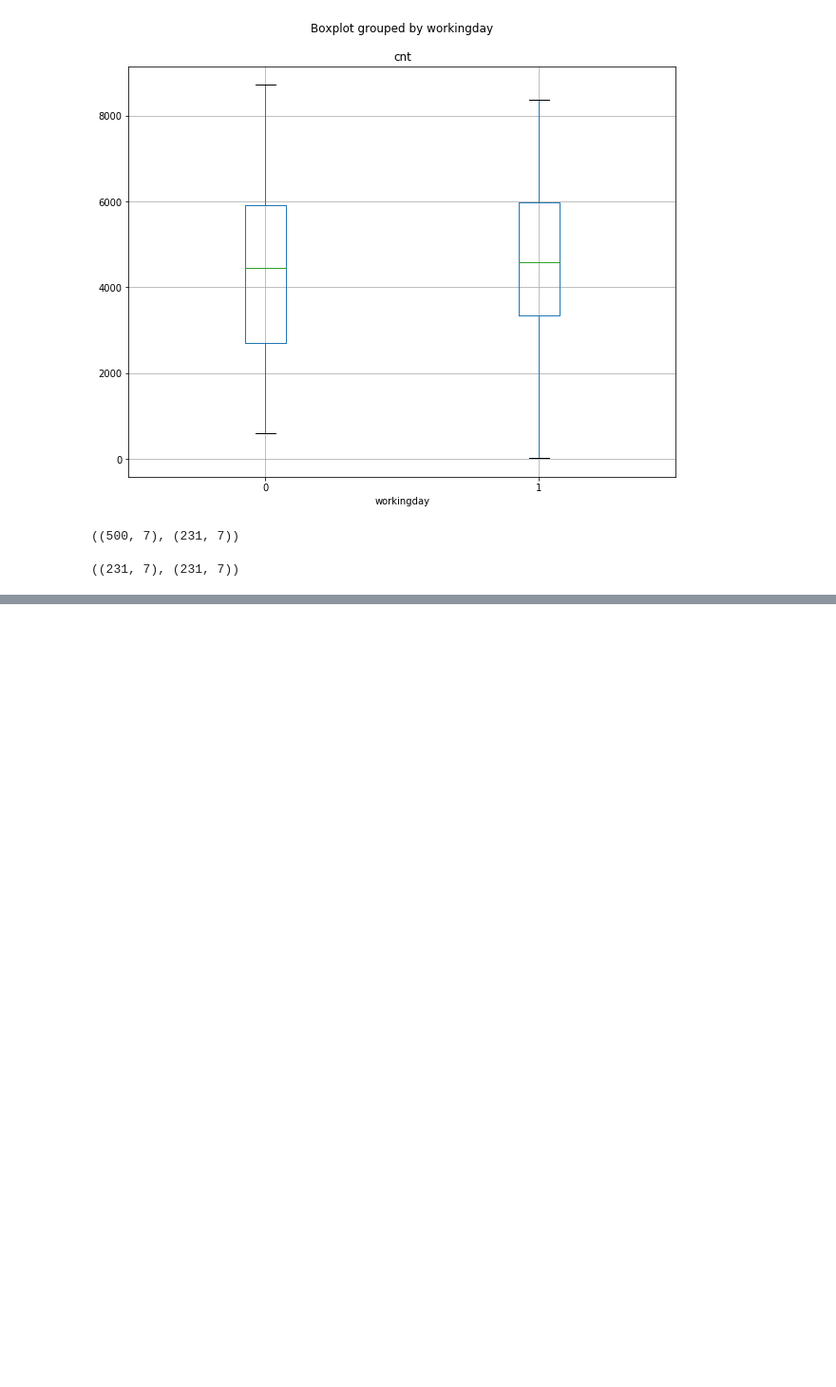
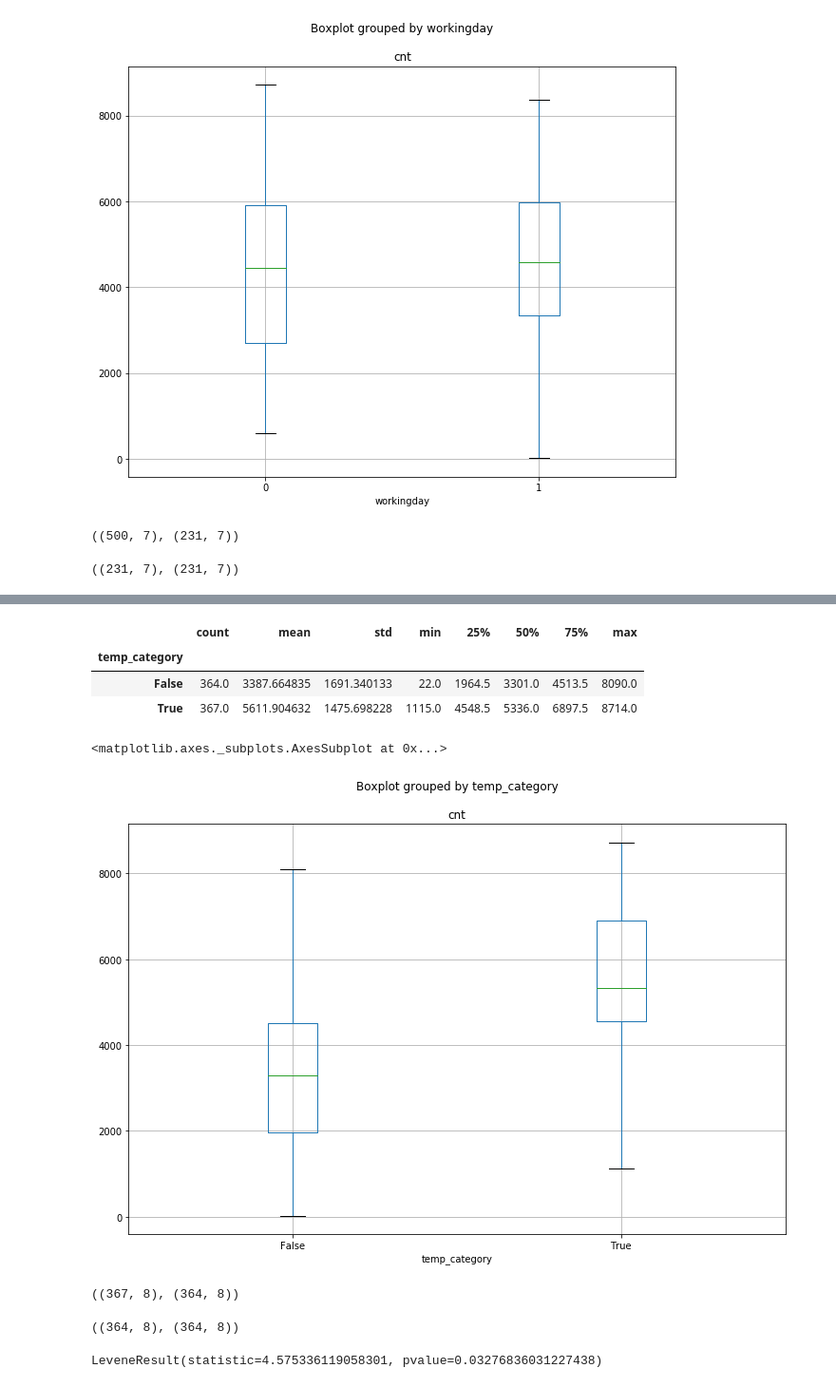
Before and after one commit to huseyinmavice/PS_Statistical_Models, a Jupyter notebook: codes/Module_02/T_Test.ipynb, the cells around one changed output, grey strips where cells are left out. Shown: that part at 95% size. Saved outputs shown, nothing was run; the diff lists cells and outputs as text; code cells hidden in the pictures; blank space fills up the shorter version.

```diff
--- a/codes/Module_02/T_Test.ipynb
+++ b/codes/Module_02/T_Test.ipynb
@@ -111,0 +203,12 @@ sample_01.shape, sample_02.shape
+# %%
+bike_data.groupby('temp_category')['cnt'].describe()
+# %% [output]
+|  | count | mean | std | min | 25% | 50% | 75% | max |
+| temp_category |  |  |  |  |  |  |  |  |
+| False | 364.0 | 3387.664835 | 1691.340133 | 22.0 | 1964.5 | 3301.0 | 4513.5 | 8090.0 |
+| True | 367.0 | 5611.904632 | 1475.698228 | 1115.0 | 4548.5 | 5336.0 | 6897.5 | 8714.0 |
+# %%
+bike_data.boxplot(column=['cnt'], by='temp_category', figsize=(12,8))
+# %% [output]
+<matplotlib.axes._subplots.AxesSubplot at 0x...>
+[figure, added]
@@ -111,0 +218,13 @@ sample_01.shape, sample_02.shape
+# %%
+sample_01.shape, sample_02.shape
+# %% [output]
+((367, 8), (364, 8))
+# %%
+sample_01 = sample_01.sample(364)
+sample_01.shape, sample_02.shape
+# %% [output]
+((364, 8), (364, 8))
+# %%
+stats.levene(sample_01['cnt'], sample_02['cnt'])
+# %% [output]
+LeveneResult(statistic=4.575336119058301, pvalue=0.03276836031227438)
```
Also changed, not shown: parts of 28 cells of this notebook.
